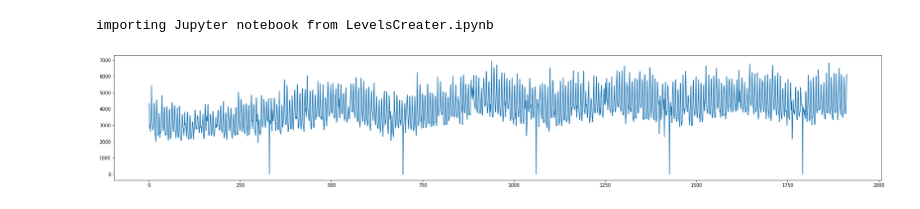
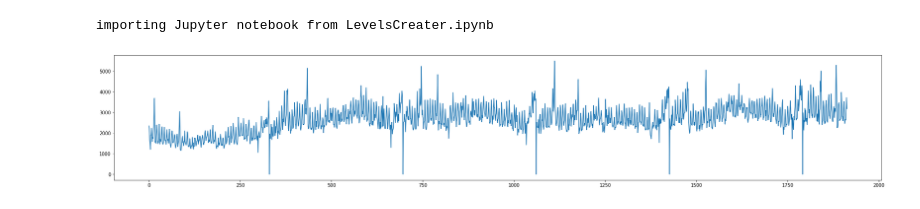
Before and after one commit to sujalbhavsar16/m5vtmechcrew, a Jupyter notebook: Exploratory analysis(Chaitanya).ipynb, the cells around one changed output. Drawn from its saved outputs; the diff is of its cells as text; code cells hidden in the pictures.

```diff
--- a/Exploratory analysis(Chaitanya).ipynb
+++ b/Exploratory analysis(Chaitanya).ipynb
@@ -21,10 +24,10 @@ b='sales_train_validation.csv'
 sale=pd.read_csv(os.path.join(a,b))
 # %%
 levels = lc.LevelsCreater()
-level3 = levels.level_3(sale)
+level5 = levels.level_5(sale)
 # %%
-ts1 = level3.iloc[0,1:]
-plt.plot(list(range(0,level3.iloc[0,:].shape[0])),level3.iloc[0,:])
+ts1 = level5.iloc[0,1:]
+plt.plot(list(range(0,level5.iloc[0,:].shape[0])),level5.iloc[0,:])
 plt.show()
 # %% [output]
-[figure, old version]
+[figure, new version]
```
Also changed, not shown: parts of 16 cells of this notebook.
